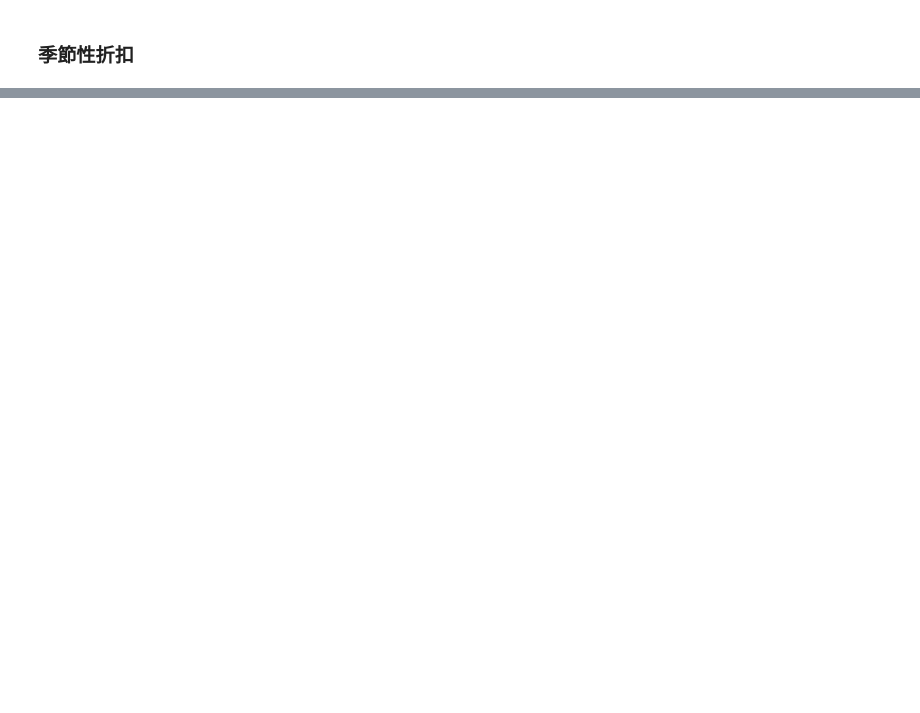
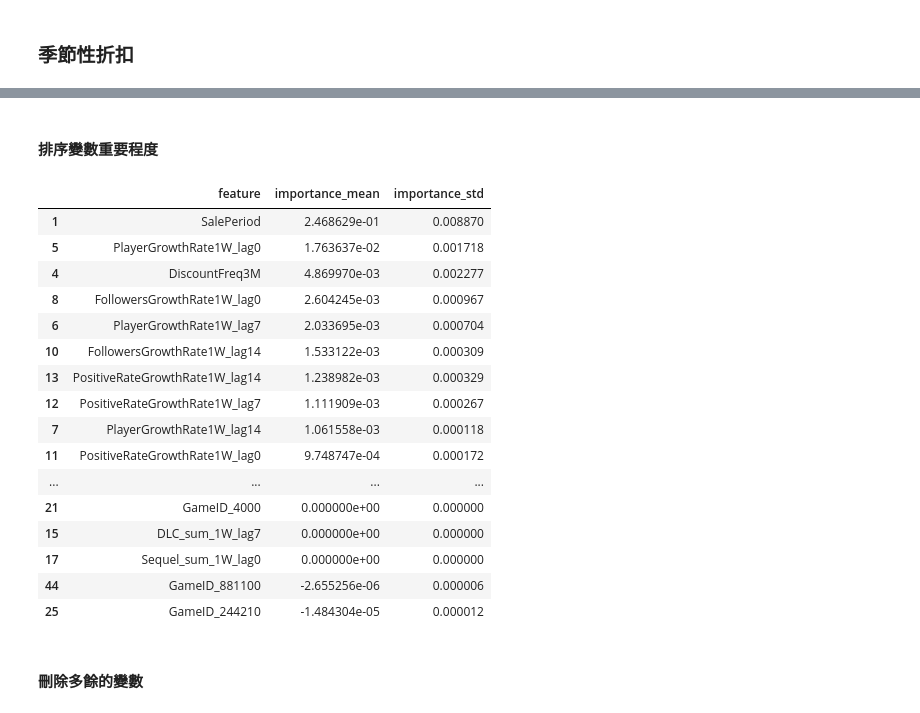
Before and after one commit to yixuan0803/fa-25-econ-5166-group-1, a Jupyter notebook: finding/discount-timing-RF-prediction-model.ipynb, the cells around one changed output, grey strips where cells are left out. Cells and saved outputs as stored; diff of their text form; code cells hidden in the pictures; blank space fills up the shorter version.

```diff
--- a/finding/discount-timing-RF-prediction-model.ipynb
+++ b/finding/discount-timing-RF-prediction-model.ipynb
@@ -446,0 +419,51 @@ selection train    0.6403    0.0482  0.8383
+# %% [markdown]
+#### 排序變數重要程度
+# %%
+best_rf = RandomForestClassifier(
+    n_estimators=300,
+    max_features='sqrt',
+    max_depth=3,
+    min_samples_split=2,
+    min_samples_leaf=2,
+    class_weight='balanced',
+    random_state=71
+)
+
+best_rf.fit(X_train, y_train)
+
+perm = permutation_importance(
+    best_rf,
+    X_train,
+    y_train,
+    n_repeats=10,
+    scoring='roc_auc',
+    random_state=42
+)
+
+importance_df = pd.DataFrame({
+    'feature': X_train.columns,
+    'importance_mean': perm.importances_mean,
+    'importance_std': perm.importances_std
+}).sort_values(by='importance_mean', ascending=False)
+
+importance_df
+# %% [output]
+|  | feature | importance_mean | importance_std |
+| 1 | SalePeriod | 2.468629e-01 | 0.008870 |
+| 5 | PlayerGrowthRate1W_lag0 | 1.763637e-02 | 0.001718 |
+| 4 | DiscountFreq3M | 4.869970e-03 | 0.002277 |
+| 8 | FollowersGrowthRate1W_lag0 | 2.604245e-03 | 0.000967 |
+| 6 | PlayerGrowthRate1W_lag7 | 2.033695e-03 | 0.000704 |
+| 10 | FollowersGrowthRate1W_lag14 | 1.533122e-03 | 0.000309 |
+| 13 | PositiveRateGrowthRate1W_lag14 | 1.238982e-03 | 0.000329 |
+| 12 | PositiveRateGrowthRate1W_lag7 | 1.111909e-03 | 0.000267 |
+| 7 | PlayerGrowthRate1W_lag14 | 1.061558e-03 | 0.000118 |
+| 11 | PositiveRateGrowthRate1W_lag0 | 9.748747e-04 | 0.000172 |
+| ... | ... | ... | ... |
+| 21 | GameID_4000 | 0.000000e+00 | 0.000000 |
+| 15 | DLC_sum_1W_lag7 | 0.000000e+00 | 0.000000 |
+| 17 | Sequel_sum_1W_lag0 | 0.000000e+00 | 0.000000 |
+| 44 | GameID_881100 | -2.655256e-06 | 0.000006 |
+| 25 | GameID_244210 | -1.484304e-05 | 0.000012 |
+# %% [markdown]
+#### 刪除多餘的變數
```
Also changed, not shown: parts of 56 cells of this notebook, 2 other files.
